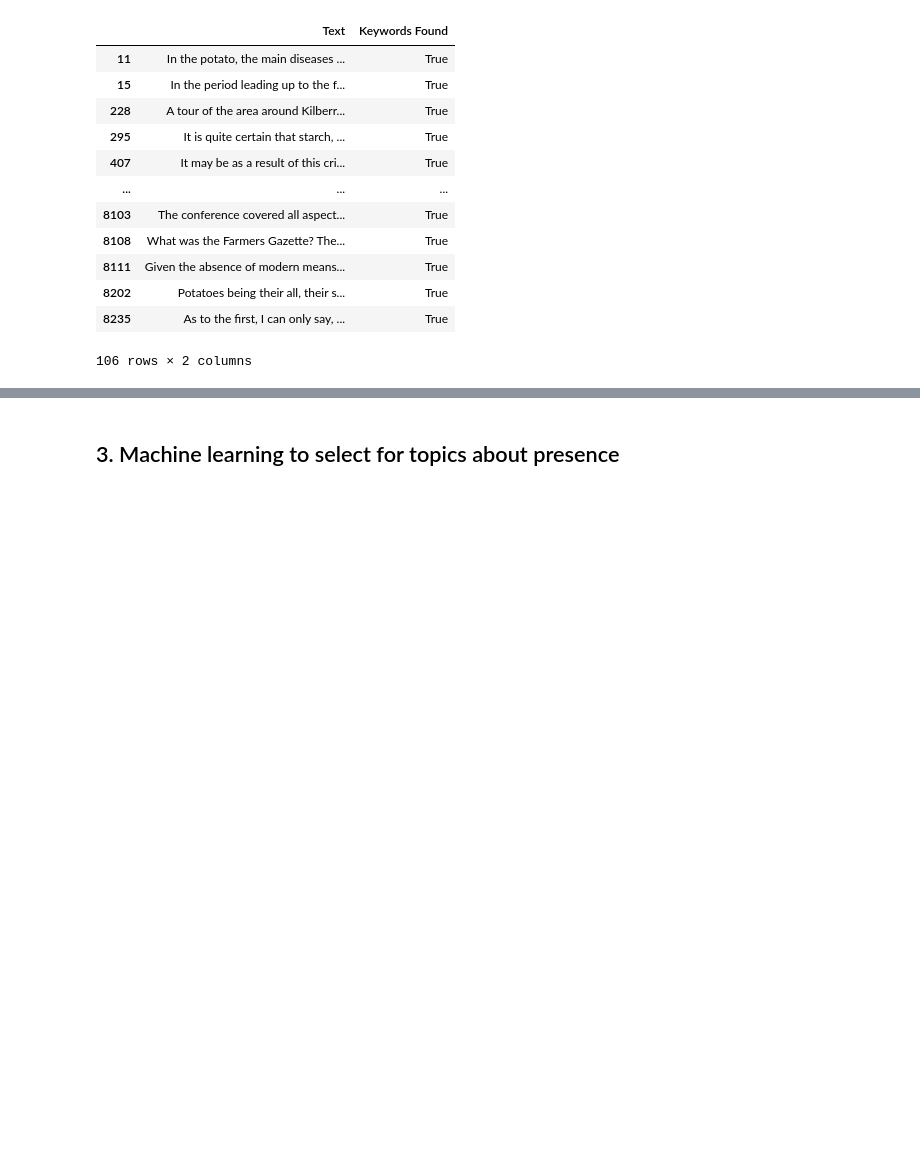
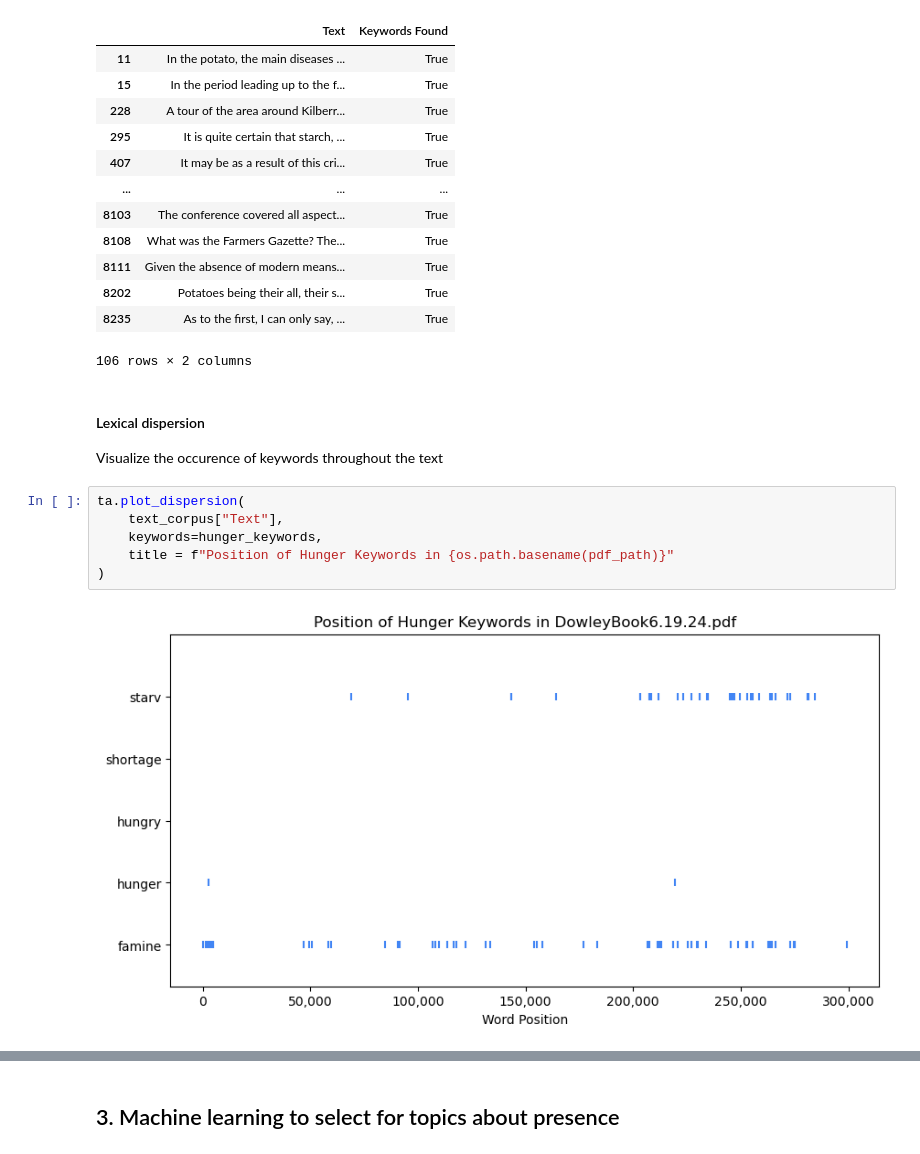
Before and after one commit to arielsaffer/pest_text_pipeline, a Jupyter notebook: notebooks/text_mining_workflow.ipynb, the cells around one changed output, grey strips where cells are left out. Cells and saved outputs as stored; diff of their text form; blank space fills up the shorter version.

Commit message:
include lexical dispersion plot

```diff
--- a/notebooks/text_mining_workflow.ipynb
+++ b/notebooks/text_mining_workflow.ipynb
@@ -205,3 +209,15 @@ ta.keyword_search(text_data=text_corpus["Text"], keywords=hunger_keywords)
 | 8202 | Potatoes being their all, their s... | True |
 | 8235 | As to the first, I can only say, ... | True |
 106 rows × 2 columns
+# %% [markdown]
+#### Lexical dispersion
+
+Visualize the occurence of keywords throughout the text
+# %%
+ta.plot_dispersion(
+    text_corpus["Text"],
+    keywords=hunger_keywords,
+    title = f"Position of Hunger Keywords in {os.path.basename(pdf_path)}"
+)
+# %% [output]
+[figure, added]
```
Also changed, not shown: parts of 5 cells of this notebook, 2 other files.
